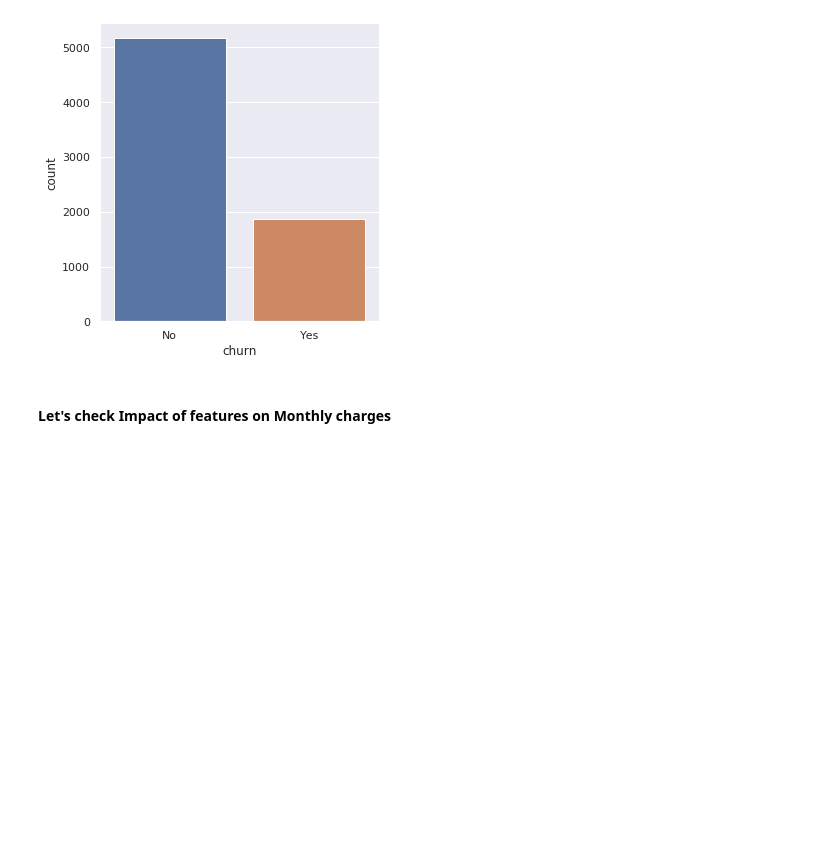
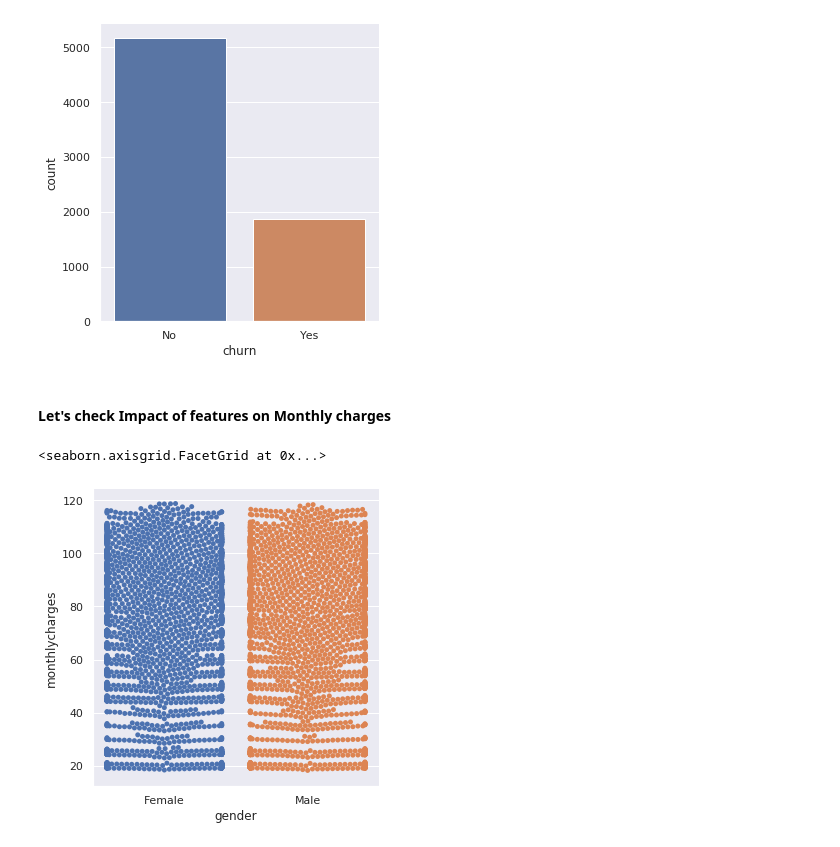
Before and after one commit to singhmanishh/telecom_churn, a Jupyter notebook: Telecom_Churn_EDA.ipynb, the cells around one changed output. Saved outputs shown, nothing was run; the diff lists cells and outputs as text; code cells hidden in the pictures; blank space fills up the shorter version.

```diff
--- a/Telecom_Churn_EDA.ipynb
+++ b/Telecom_Churn_EDA.ipynb
@@ -91,3 +91,8 @@ sns.catplot(x="churn", kind="count", data=df)
 [figure]
 # %% [markdown]
 #### Let's check Impact of features on Monthly charges ####
+# %%
+sns.catplot(x="gender", y="monthlycharges",kind="swarm", data=df)
+# %% [output]
+<seaborn.axisgrid.FacetGrid at 0x...>
+[figure, added]
```
